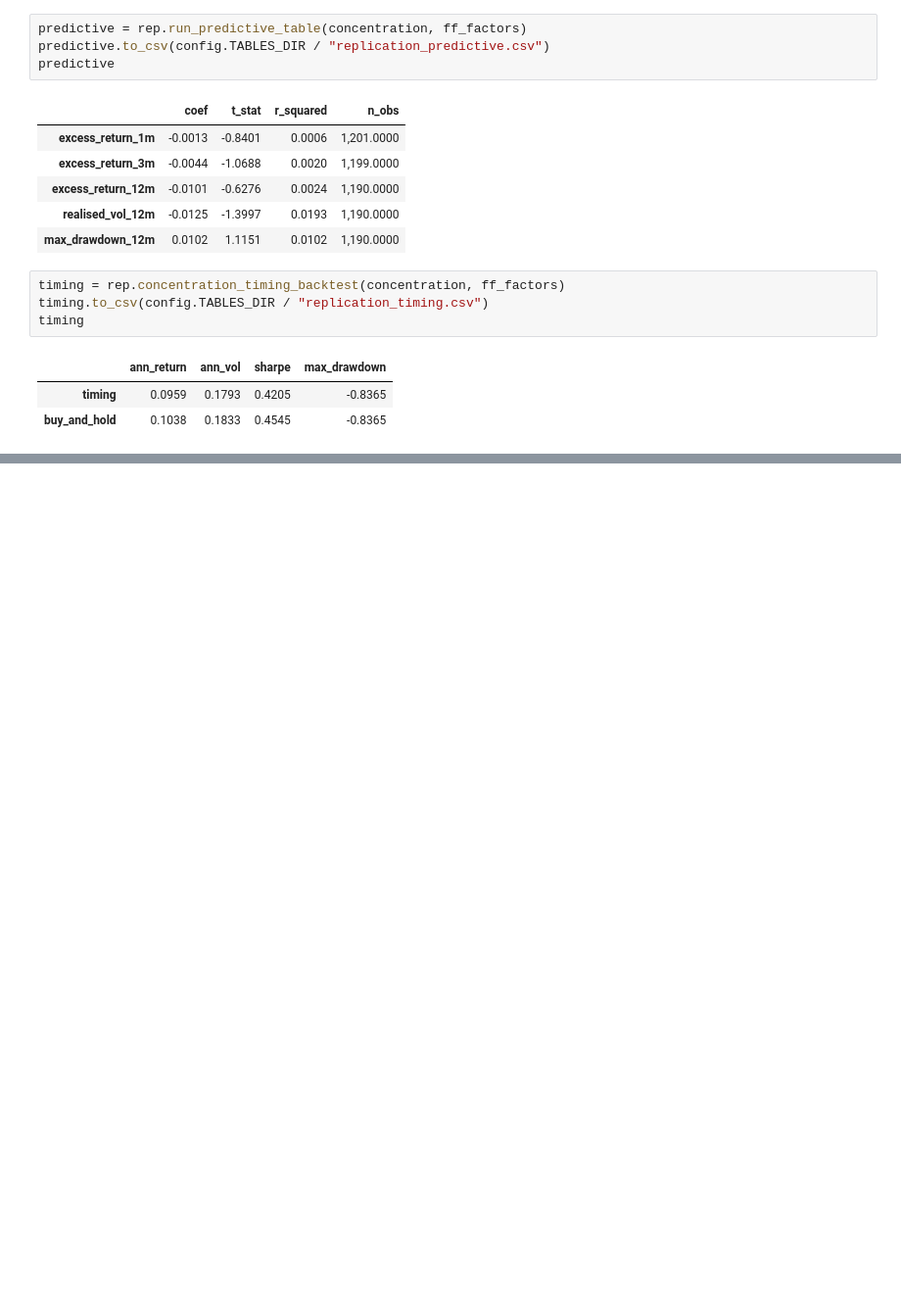
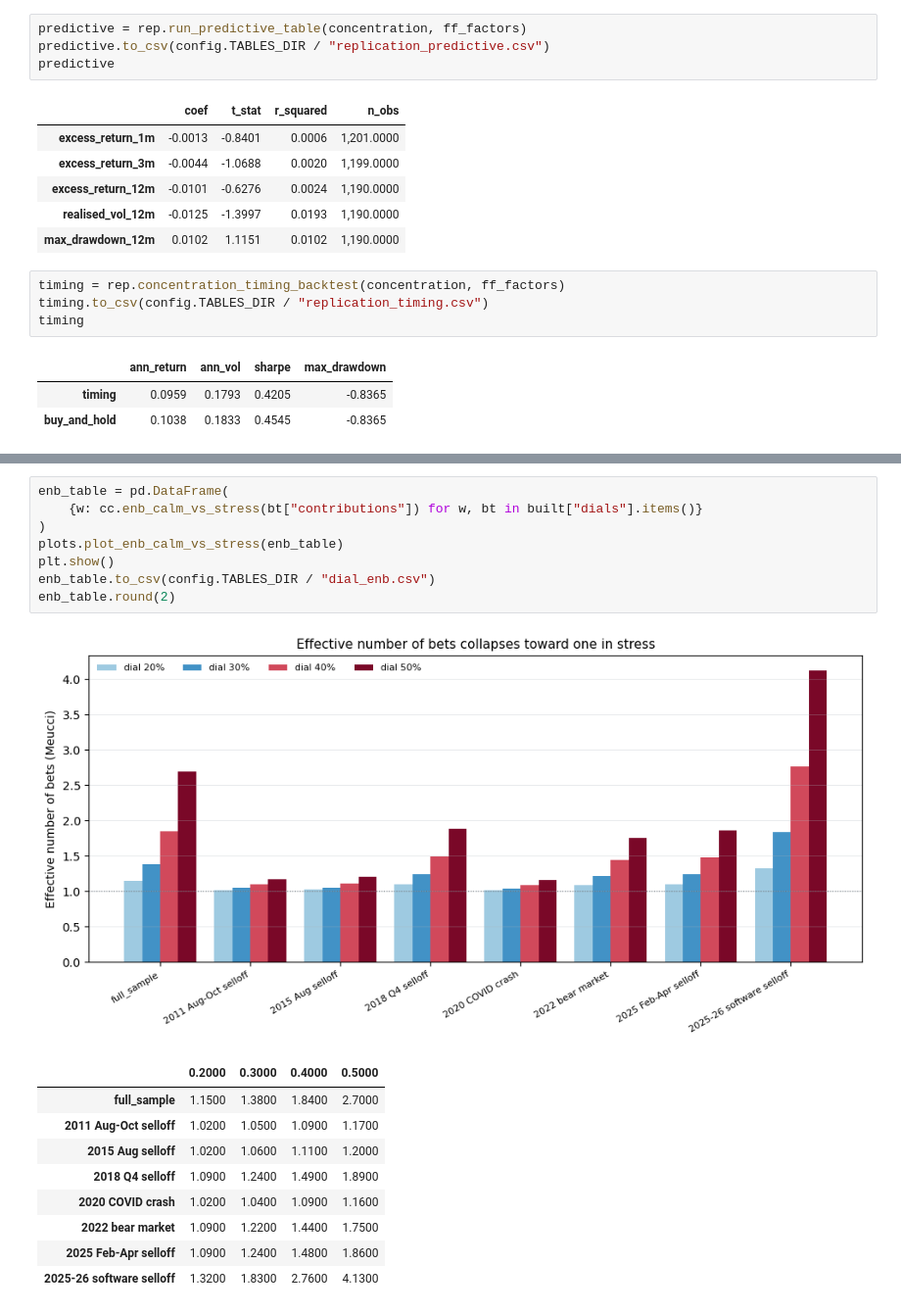
Before and after one commit to KavinDhanasekaran7/AI-Concentration-Hedging, a Jupyter notebook: notebooks/ai_concentration_tail_hedging.ipynb, the cells around one changed output, grey strips where cells are left out. Shown at 98% size. Saved outputs shown, nothing was run; the diff lists cells and outputs as text; blank space fills up the shorter version.

```diff
--- a/notebooks/ai_concentration_tail_hedging.ipynb
+++ b/notebooks/ai_concentration_tail_hedging.ipynb
@@ -109,0 +179,19 @@ timing
+# %%
+enb_table = pd.DataFrame(
+    {w: cc.enb_calm_vs_stress(bt["contributions"]) for w, bt in built["dials"].items()}
+)
+plots.plot_enb_calm_vs_stress(enb_table)
+plt.show()
+enb_table.to_csv(config.TABLES_DIR / "dial_enb.csv")
+enb_table.round(2)
+# %% [output]
+[figure, added]
+|  | 0.2000 | 0.3000 | 0.4000 | 0.5000 |
+| full_sample | 1.1500 | 1.3800 | 1.8400 | 2.7000 |
+| 2011 Aug-Oct selloff | 1.0200 | 1.0500 | 1.0900 | 1.1700 |
+| 2015 Aug selloff | 1.0200 | 1.0600 | 1.1100 | 1.2000 |
+| 2018 Q4 selloff | 1.0900 | 1.2400 | 1.4900 | 1.8900 |
+| 2020 COVID crash | 1.0200 | 1.0400 | 1.0900 | 1.1600 |
+| 2022 bear market | 1.0900 | 1.2200 | 1.4400 | 1.7500 |
+| 2025 Feb-Apr selloff | 1.0900 | 1.2400 | 1.4800 | 1.8600 |
+| 2025-26 software selloff | 1.3200 | 1.8300 | 2.7600 | 4.1300 |
```
Also changed, not shown: parts of 6 cells of this notebook, 11 other files.
